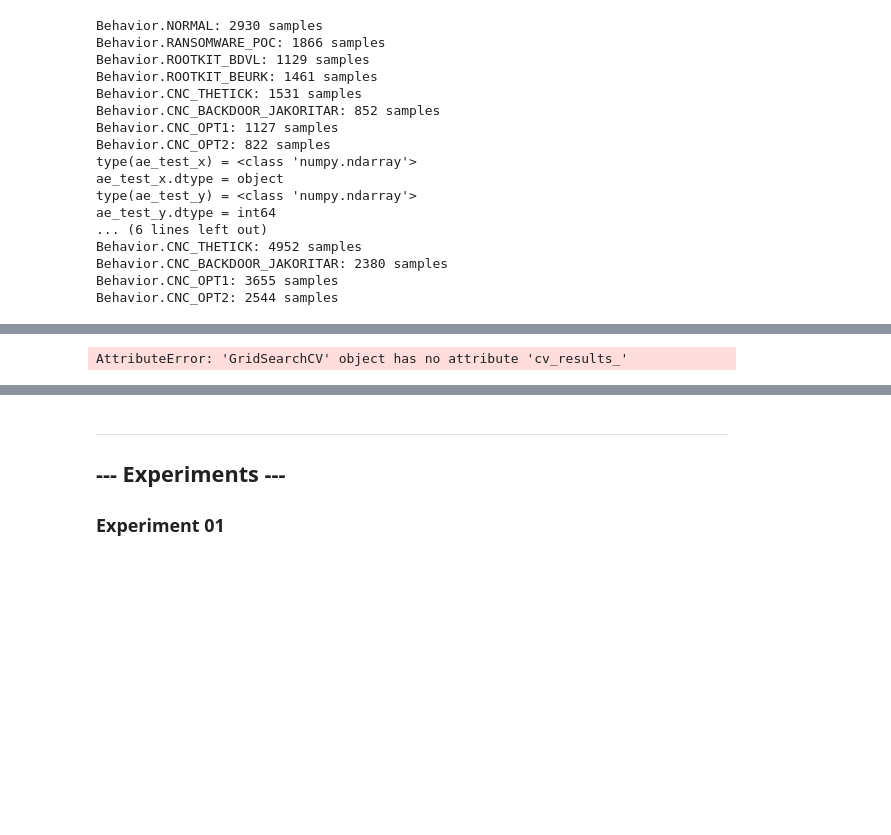
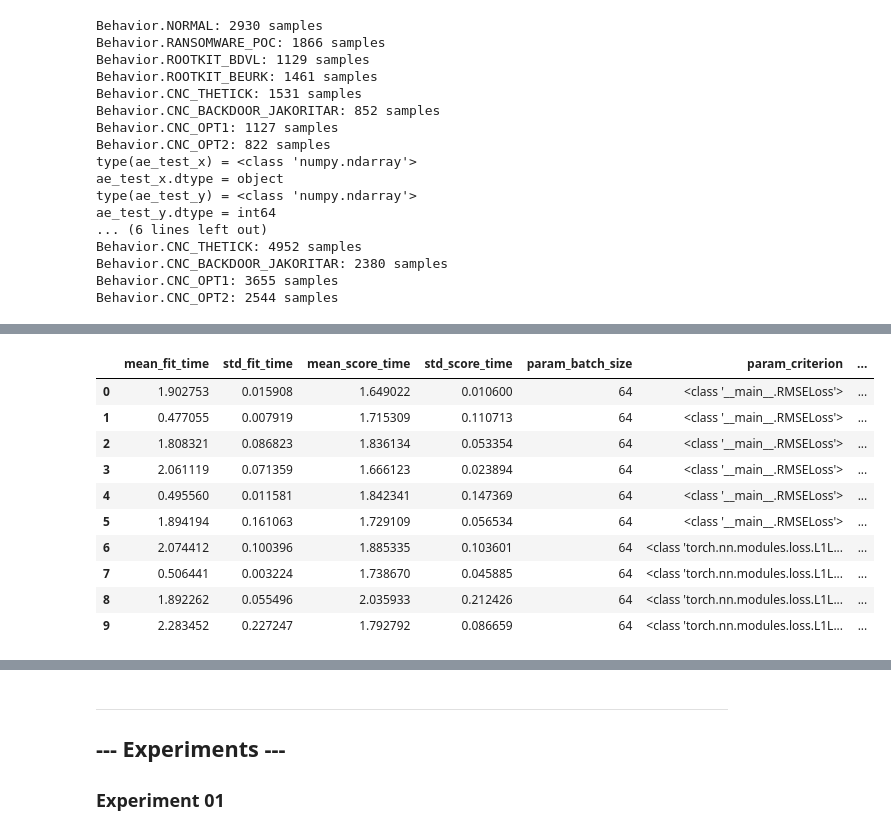
Before and after one commit to jan-kreischer/FedRL-for-IoT-Security, a Jupyter notebook: prototypes/prototype_02/experiment-01.ipynb, the cells around one changed output, grey strips where cells are left out. Saved outputs shown, nothing was run; the diff lists cells and outputs as text; code cells hidden in the pictures; blank space fills up the shorter version.

```diff
--- a/prototypes/prototype_02/experiment-01.ipynb
+++ b/prototypes/prototype_02/experiment-01.ipynb
@@ -1126,0 +690,2 @@ TypeError: unsupported operand type(s) for *: 'float' and 'NoneType'
+# %%
+tied_autoencoder.pretrain(ae_train_x, optimizer=torch.optim.SGD(autoencoder.parameters(), lr=1e-4, momentum=0.9), num_epochs=100, batch_size=64, verbose=True)
@@ -1179,0 +774,10 @@ Stopping since valid_loss has not improved in the last 7 epochs.
+# %%
+class RMSELoss(nn.Module):
+    def __init__(self, eps=1e-6):
+        super().__init__()
+        self.mse = torch.nn.MSELoss()
+        self.eps = eps
+
+    def forward(self, yhat, y):
+        loss = torch.sqrt(self.mse(yhat,y) + self.eps)
+        return loss
@@ -1179,0 +844,4 @@ Stopping since valid_loss has not improved in the last 7 epochs.
+# %%
+autoencoder = AutoEncoder(initial_autoencoder_architecture(), ae_valid_x, ae_test_x, ae_test_y, evaluation_data)
+autoencoder.pretrain(ae_train_x, optimizer=torch.optim.Adam(autoencoder.parameters(), lr=1e-4,  weight_decay=0.01), loss_function=RMSELoss(), num_epochs=100, batch_size=64, verbose=True)
+autoencoder.evaluate(num_std=2.5, tablefmt='latex_raw')
@@ -1180,20 +892,16 @@ Stopping since valid_loss has not improved in the last 7 epochs.
 # %%
-# Dropout. Dropout causes a fraction of neurons to be discarded randomly during training.
-# This helps to reduce overfitting. Values of dropout tested are 0, 0.1 and 0.2
-
-# nn.GELU(),
-
-print(model)
-
 from torch.optim.lr_scheduler import StepLR
 
 #scheduler = StepLR(optimizer,
 #                   step_size = 4, # Period of learning rate decay
 #                   gamma = 0.5) # Multiplicative factor of learning rate decay
 
+
+
 from sklearn.model_selection import GridSearchCV
 param_grid = {
     'verbose': [False],
+    'criterion': [RMSELoss, torch.nn.L1Loss, torch.nn.MSELoss],
     'optimizer': [torch.optim.Adam, torch.optim.SGD, torch.optim.RMSprop],
     #'optimizer__weight_decay': [0.00001],
     #'scheduler': [StepLR(
@@ -1204,9 +912,11 @@ param_grid = {
     #'lr' : [0.0001],
     'max_epochs': [20],
     'batch_size': [64],
-    'module__activation_function': [torch.nn.Tanh(), torch.nn.GELU(), torch.nn.ReLU(), torch.nn.Sigmoid(), torch.nn.ELU()]
+    #'module__activation_function': [torch.nn.Tanh(), torch.nn.GELU(), torch.nn.ReLU(), torch.nn.Sigmoid(), torch.nn.ELU()],
+    'module__activation_function': [torch.nn.GELU()],
+    'module__verbose': [False]
 }
 
-grid_search = GridSearchCV(estimator=model, param_grid=param_grid, n_jobs=1, cv=2, verbose=5, refit=True)
+grid_search = GridSearchCV(estimator=model, param_grid=param_grid, n_jobs=1, cv=3, verbose=10, refit=True)
 grid_search_result = grid_search.fit(ae_train_x, ae_train_x)
 # %% [output]
@@ -1231,6 +940,16 @@ KeyboardInterrupt:
 # %%
 import pandas as pd
-results = pd.DataFrame(grid_search.cv_results_)
-results.head(10)
+grid_search_cv_results = pd.DataFrame(grid_search.cv_results_)
+grid_search_cv_results.head(10)
 # %% [output]
-AttributeError: 'GridSearchCV' object has no attribute 'cv_results_'
+|  | mean_fit_time | std_fit_time | mean_score_time | std_score_time | param_batch_size | param_criterion | ... |
+| 0 | 1.902753 | 0.015908 | 1.649022 | 0.010600 | 64 | <class '__main__.RMSELoss'> | ... |
+| 1 | 0.477055 | 0.007919 | 1.715309 | 0.110713 | 64 | <class '__main__.RMSELoss'> | ... |
+| 2 | 1.808321 | 0.086823 | 1.836134 | 0.053354 | 64 | <class '__main__.RMSELoss'> | ... |
+| 3 | 2.061119 | 0.071359 | 1.666123 | 0.023894 | 64 | <class '__main__.RMSELoss'> | ... |
+| 4 | 0.495560 | 0.011581 | 1.842341 | 0.147369 | 64 | <class '__main__.RMSELoss'> | ... |
+| 5 | 1.894194 | 0.161063 | 1.729109 | 0.056534 | 64 | <class '__main__.RMSELoss'> | ... |
+| 6 | 2.074412 | 0.100396 | 1.885335 | 0.103601 | 64 | <class 'torch.nn.modules.loss.L1L... | ... |
+| 7 | 0.506441 | 0.003224 | 1.738670 | 0.045885 | 64 | <class 'torch.nn.modules.loss.L1L... | ... |
+| 8 | 1.892262 | 0.055496 | 2.035933 | 0.212426 | 64 | <class 'torch.nn.modules.loss.L1L... | ... |
+| 9 | 2.283452 | 0.227247 | 1.792792 | 0.086659 | 64 | <class 'torch.nn.modules.loss.L1L... | ... |
```
Also changed, not shown: parts of 44 cells of this notebook.
